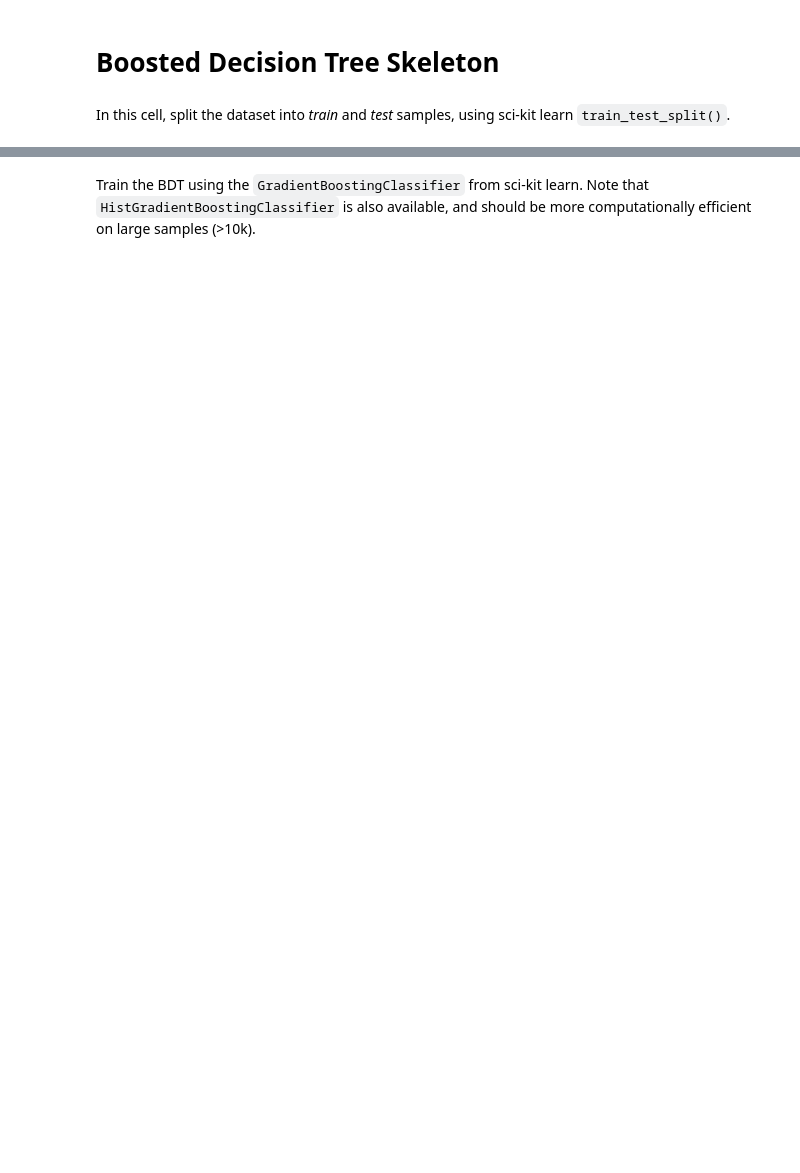
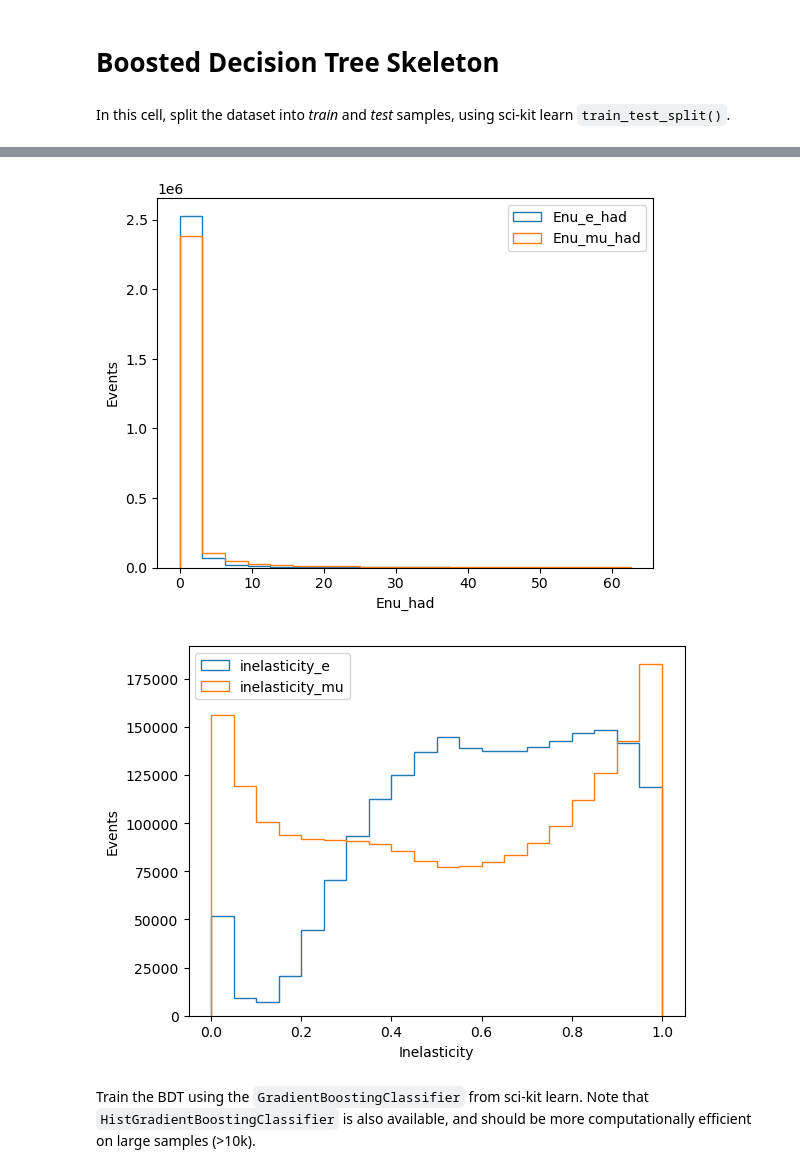
Before and after one commit to bristol-dune/atmospherics-tools, a Jupyter notebook: fast-osc-feedback/BDT/BDT-Skeleton.ipynb, the cells around one changed output, grey strips where cells are left out. Drawn from its saved outputs; the diff is of its cells as text; code cells hidden in the pictures; blank space fills up the shorter version.

```diff
--- a/fast-osc-feedback/BDT/BDT-Skeleton.ipynb
+++ b/fast-osc-feedback/BDT/BDT-Skeleton.ipynb
@@ -53,6 +53,32 @@ shape: (2_651_027, 14)
 | 0.014027 | 0.12414 | 0.014027 | 0.207403 | 14 | true | 3 | 1 | 1 | ... |
 | 0.056418 | 1.383207 | 1.343197 | 1.471067 | 12 | true | 3 | 1 | 1 | ... |
 | 0.015878 | 0.026869 | 0.0 | 0.028356 | -14 | true | 2 | 1 | 0 | ... |
+# %%
+import matplotlib.pyplot as plt
+
+_, bins, _ = plt.hist(data["Enu_e_had"], label="Enu_e_had", histtype="step", bins=20)
+plt.hist(data["Enu_mu_had"], label="Enu_mu_had", histtype="step", bins=bins)
+plt.legend()
+plt.xlabel("Enu_had")
+plt.ylabel("Events")
+plt.show()
+
+filtered = data.filter(pl.col("inelasticity_e") != 1.0).filter(
+    pl.col("inelasticity_mu") != 1.0
+)
+_, bins, _ = plt.hist(
+    filtered["inelasticity_e"], label="inelasticity_e", histtype="step", bins=20
+)
+plt.hist(
+    filtered["inelasticity_mu"], label="inelasticity_mu", histtype="step", bins=bins
+)
+plt.legend()
+plt.xlabel("Inelasticity")
+plt.ylabel("Events")
+plt.show()
+# %% [output]
+[figure, added]
+[figure, added]
 # %%
 from sklearn.model_selection import train_test_split
 
```
Also changed, not shown: parts of 2 cells of this notebook.
